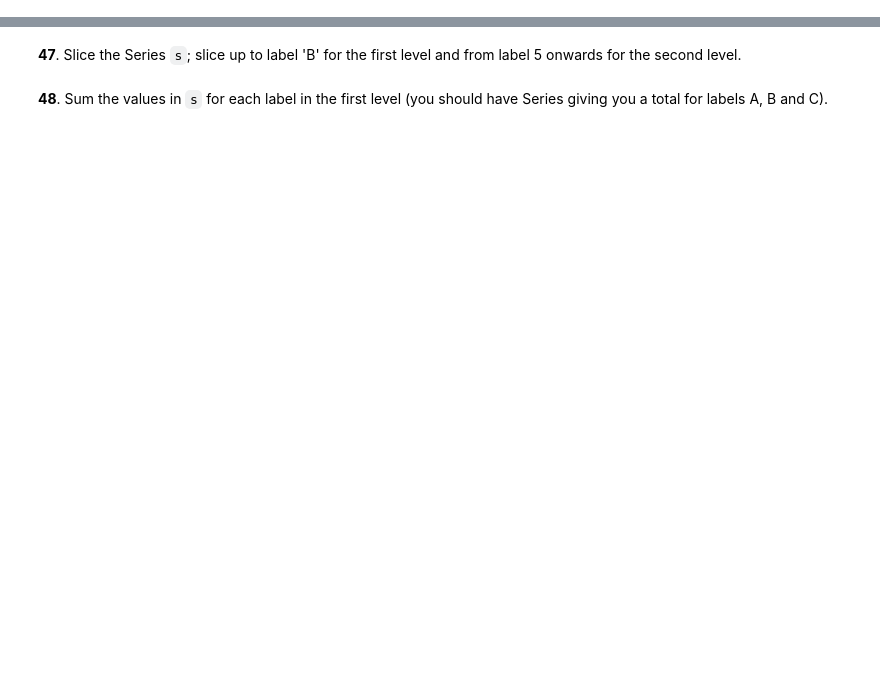
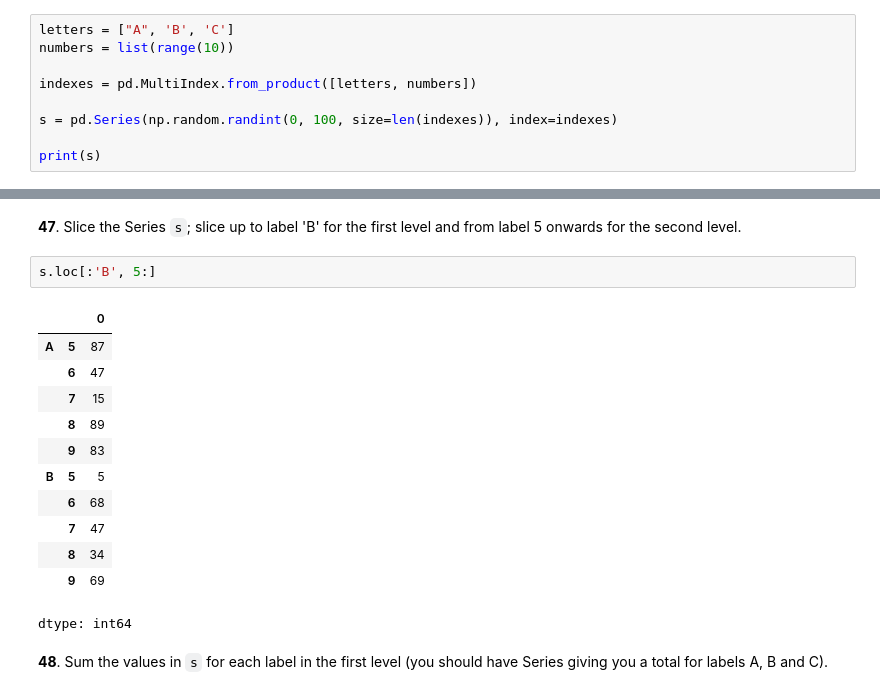
Before and after one commit to shahsmit2121/100-pandas-puzzles, a Jupyter notebook: 100-pandas-puzzles.ipynb, the cells around one changed output, grey strips where cells are left out. Cells and saved outputs as stored; diff of their text form; blank space fills up the shorter version.

```diff
--- a/100-pandas-puzzles.ipynb
+++ b/100-pandas-puzzles.ipynb
@@ -804,3 +975,12 @@ The set of puzzles below explores how you might use multiple index levels to enh
 To warm up, we'll look make a Series with two index levels.
 # %% [markdown]
 **44**. Given the lists `letters = ['A', 'B', 'C']` and `numbers = list(range(10))`, construct a MultiIndex object from the product of the two lists. Use it to index a Series of random numbers. Call this Series `s`.
+# %%
+letters = ["A", 'B', 'C']
+numbers = list(range(10))
+
+indexes = pd.MultiIndex.from_product([letters, numbers])
+
+s = pd.Series(np.random.randint(0, 100, size=len(indexes)), index=indexes)
+
+print(s)
@@ -811,4 +1038,19 @@ To warm up, we'll look make a Series with two index levels.
 # %% [markdown]
 **47**. Slice the Series `s`; slice up to label 'B' for the first level and from label 5 onwards for the second level.
+# %%
+s.loc[:'B', 5:]
+# %% [output]
+|  |  | 0 |
+| A | 5 | 87 |
+|  | 6 | 47 |
+|  | 7 | 15 |
+|  | 8 | 89 |
+|  | 9 | 83 |
+| B | 5 | 5 |
+|  | 6 | 68 |
+|  | 7 | 47 |
+|  | 8 | 34 |
+|  | 9 | 69 |
+dtype: int64
 # %% [markdown]
 **48**. Sum the values in `s` for each label in the first level (you should have Series giving you a total for labels A, B and C).
```
Also changed, not shown: parts of 36 cells of this notebook.
